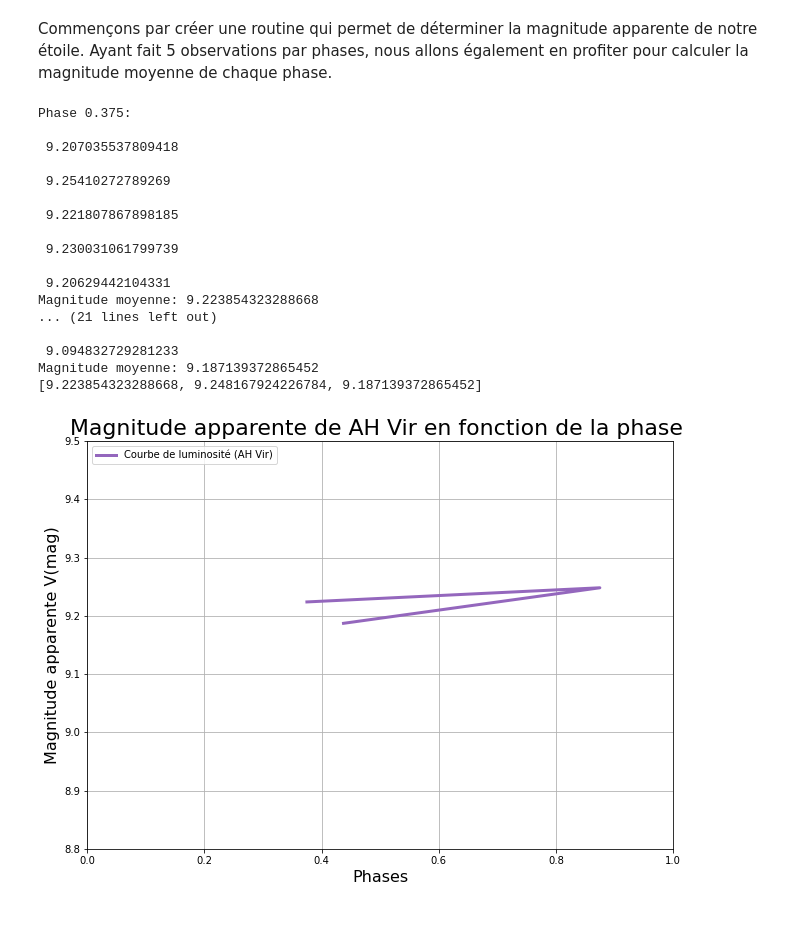
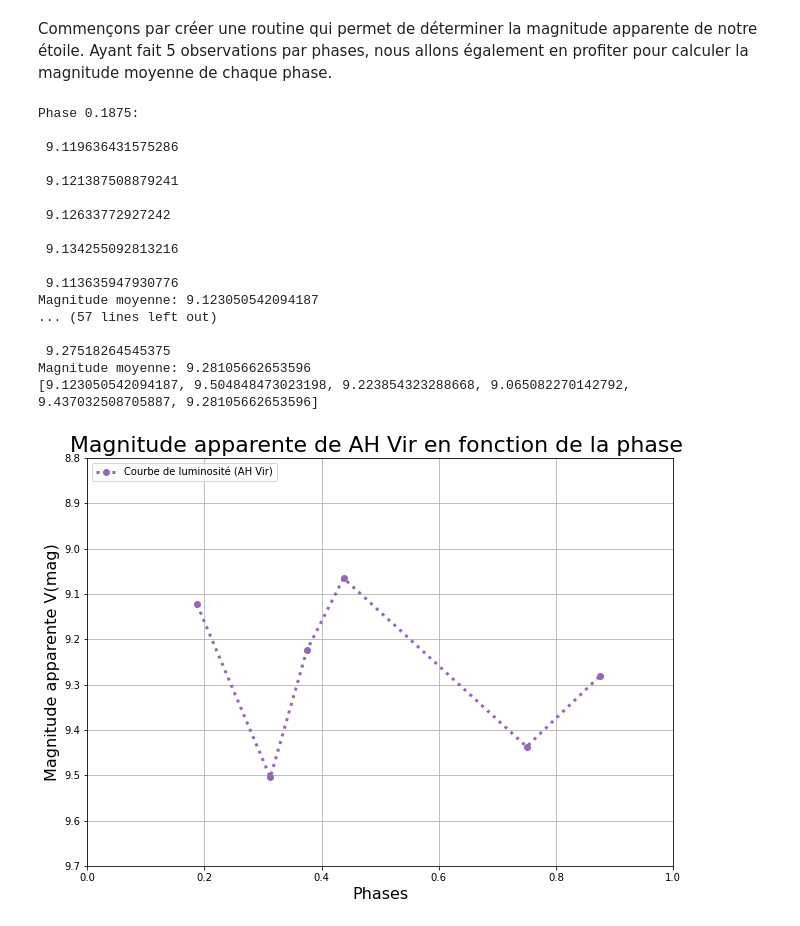
Before and after one commit to ilahmaid/Stage-Astro-2020, a Jupyter notebook: Stage_observations.ipynb, the cells around one changed output. Drawn from its saved outputs; the diff is of its cells as text; code cells hidden in the pictures.

Commit message:
Add files via upload
+3 phases

```diff
--- a/Stage_observations.ipynb
+++ b/Stage_observations.ipynb
@@ -28,55 +28,62 @@ def mag_finder(Fvir,Fcomp,phases):
         for j in range(len(Fvir[i])):     #Cette boucle va nous calculer la magnitude pour chaque observation
             Mvir[i].append(mcomp+2.5*np.log10(Fcomp[i][j]/Fvir[i][j]))
             print('\n', Mvir[i][j])       #Nous retournons la j^ème observation de la phase i
-        Means.append(np.mean(Mvir))       #Nous faisons la moyenne la phase i
+        Means.append(np.mean(Mvir[i]))       #Nous faisons la moyenne la phase i
         print("Magnitude moyenne:",Means[i])                   #Nous retournons enfin chaque moyenne
     return(Means)
 # %%
-Fvir = [[94836.0, 93492.0, 95705.0, 94759.0, 95687.0],
-        [81503.0, 82357.0, 84309.0, 83274.0, 83617.0],
-        [104809.0, 104274.0, 102768.0, 102573.0,95269.0]]
+Fvir = [[98716.0, 98713.0, 97501.0, 97782.0, 98348.0],
+        [71043.0, 70982.0, 72328.0, 71254.0, 71979.0],
+        [94836.0, 93492.0, 95705.0, 94759.0, 95687.0],
+        [104809.0, 104274.0, 102768.0, 102573.0, 95269.0],
+        [72768.0, 72167.0, 72485.0, 71975.0, 72245.0],
+        [81503.0, 82357.0, 84309.0, 83274.0, 83617.0]]
 
-Fcomp = [[80870.0, 83256.0, 82729.0, 82534.0, 81540.0],
-         [75394.0, 75083.0, 74800.0, 75063.0, 75563.0],
-         [77798.0, 77951.0, 75128.0, 77109.0, 73263.0]]
+Fcomp = [[77668.0, 77791.0, 77187.0, 77976.0, 76952.0],
+         [79183.0, 80957.0, 80231.0, 81078.0, 79718.0],
+         [80870.0, 83256.0, 82729.0, 82534.0, 81540.0],
+         [77798.0, 77951.0, 75128.0, 77109.0, 73263.0],
+         [77798.0, 77951.0, 75128.0, 77109.0, 73263.0],
+         [74709.0, 76043.0, 75814.0, 76404.0, 75922.0],
+         [75394.0, 75083.0, 74800.0, 75063.0, 75563.0]]
 
-phases = [0.375, 0.875, 0.4375]
+phases = [0.1875, 0.3125, 0.375, 0.4375, 0.75, 0.875]
 
 M_AHVir = mag_finder(Fvir,Fcomp,phases)
 print(M_AHVir)
 # %% [output]
-Phase 0.375:
+Phase 0.1875:
 
- 9.207035537809418
+ 9.119636431575286
 
- 9.25410272789269
+ 9.121387508879241
 
- 9.221807867898185
+ 9.12633772927242
 
- 9.230031061799739
+ 9.134255092813216
 
- 9.20629442104331
-Magnitude moyenne: 9.223854323288668
-... (21 lines left out)
+ 9.113635947930776
+Magnitude moyenne: 9.123050542094187
+... (57 lines left out)
 
- 9.094832729281233
-Magnitude moyenne: 9.187139372865452
-[9.223854323288668, 9.248167924226784, 9.187139372865452]
+ 9.27518264545375
+Magnitude moyenne: 9.28105662653596
+[9.123050542094187, 9.504848473023198, 9.223854323288668, 9.065082270142792, 9.437032508705887, 9.28105662653596]
 # %%
 Mag, Phases = np.array(M_AHVir), (np.array(phases))
 #sigma=np.array([,])
 #--------------------------------------------------------------------------------- Graphe
 pyplot.figure(figsize=(10.5,7.5))
 pyplot.title('Magnitude apparente de AH Vir en fonction de la phase ', size=22)
 pyplot.xlabel('Phases', size=16)
 pyplot.ylabel('Magnitude apparente V(mag)', size=16)
-pyplot.plot(Phases,Mag, label='Courbe de luminosité (AH Vir)',
-            color='C4', linestyle='-',linewidth=3)
+pyplot.plot(Phases,Mag, ":o", label='Courbe de luminosité (AH Vir)',
+            color='C4', linewidth=3)
 #pyplot.errorbar(Phases,Mag,xerr=0,yerr=sigma, label='Erreurs',
 #            color='C0', linestyle='' ,linewidth=2)
 pyplot.legend(loc='upper left')
 pyplot.xlim(0.,1.)
-pyplot.ylim(8.800,9.5)
+pyplot.ylim(9.7,8.800)
 pyplot.grid()
 # %% [output]
-[figure, old version]
+[figure, new version]
```
